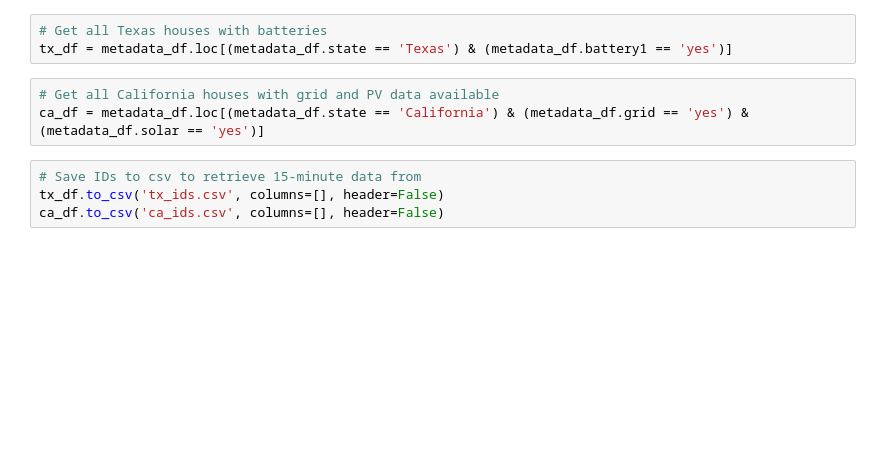
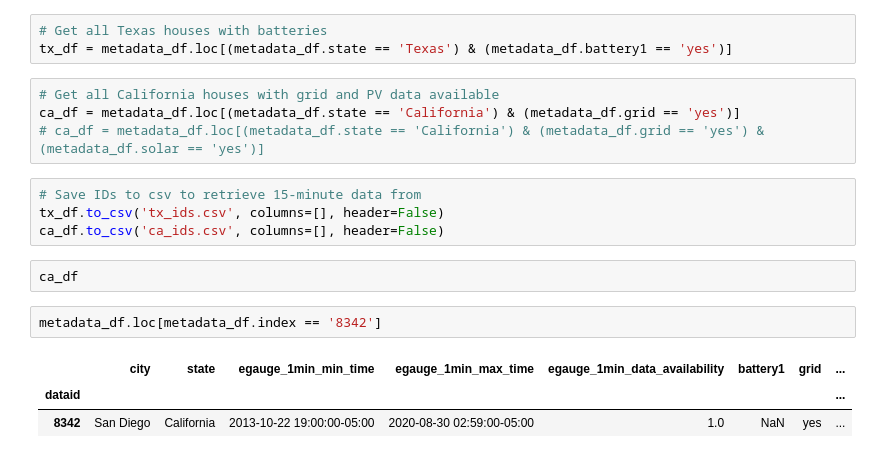
Before and after one commit to kevinrussellmoy/optimal-btm-storage-dispatch, a Jupyter notebook: pecan_street_metadata_analysis.ipynb, the cells around one changed output. Cells and saved outputs as stored; diff of their text form; blank space fills up the shorter version.

```diff
--- a/pecan_street_metadata_analysis.ipynb
+++ b/pecan_street_metadata_analysis.ipynb
@@ -26,8 +26,17 @@ metadata_df = metadata_df.loc[metadata_df.grid == 'yes']
 tx_df = metadata_df.loc[(metadata_df.state == 'Texas') & (metadata_df.battery1 == 'yes')]
 # %%
 # Get all California houses with grid and PV data available
-ca_df = metadata_df.loc[(metadata_df.state == 'California') & (metadata_df.grid == 'yes') & (metadata_df.solar == 'yes')]
+ca_df = metadata_df.loc[(metadata_df.state == 'California') & (metadata_df.grid == 'yes')]
+# ca_df = metadata_df.loc[(metadata_df.state == 'California') & (metadata_df.grid == 'yes') & (metadata_df.solar == 'yes')]
 # %%
 # Save IDs to csv to retrieve 15-minute data from
 tx_df.to_csv('tx_ids.csv', columns=[], header=False)
 ca_df.to_csv('ca_ids.csv', columns=[], header=False)
+# %%
+ca_df
+# %%
+metadata_df.loc[metadata_df.index == '8342']
+# %% [output]
+|  | city | state | egauge_1min_min_time | egauge_1min_max_time | egauge_1min_data_availability | battery1 | grid | ... |
+| dataid |  |  |  |  |  |  |  | ... |
+| 8342 | San Diego | California | 2013-10-22 19:00:00-05:00 | 2020-08-30 02:59:00-05:00 | 1.0 | NaN | yes | ... |
```
Also changed, not shown: 9 other files.
